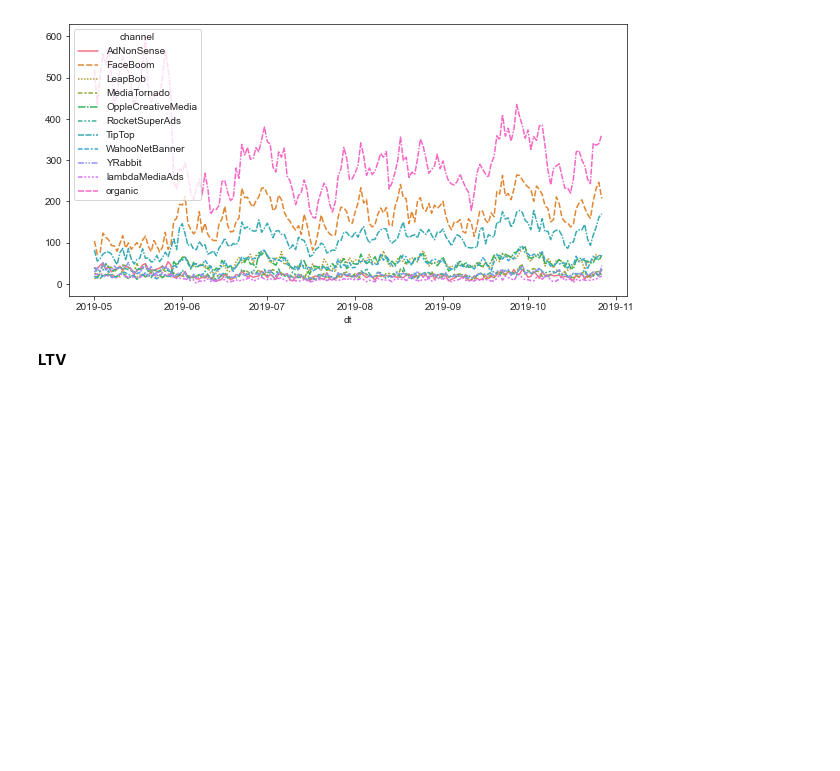
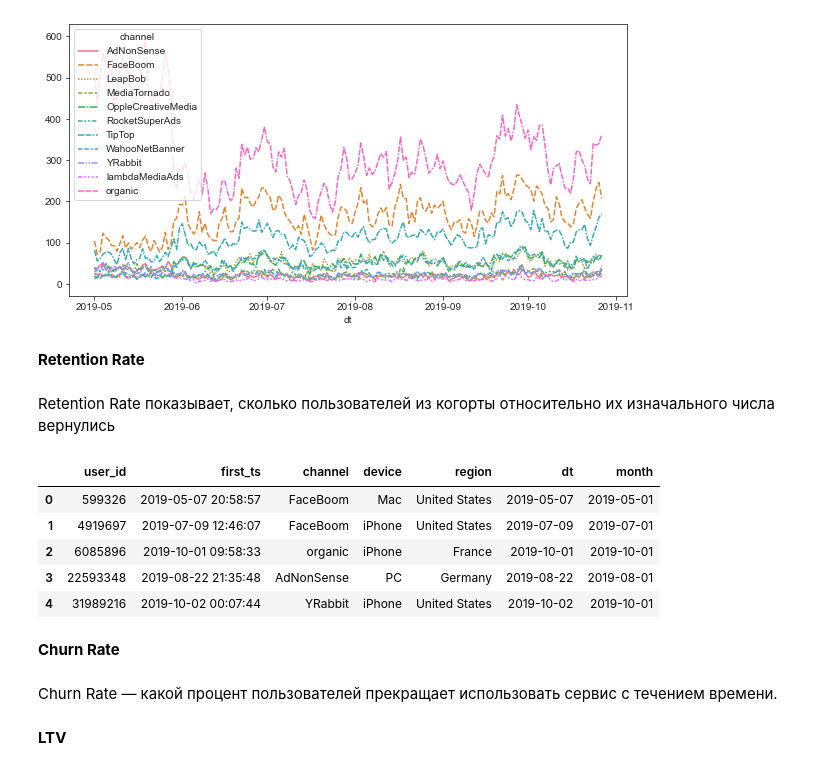
Before and after one commit to AlexVachkan/Data-exploration, a Jupyter notebook: Products_metrics/products_metric.ipynb, the cells around one changed output. Cells and saved outputs as stored; diff of their text form; code cells hidden in the pictures; blank space fills up the shorter version.

```diff
--- a/Products_metrics/products_metric.ipynb
+++ b/Products_metrics/products_metric.ipynb
@@ -793,3 +795,16 @@ sns.lineplot(
 # %% [output]
 <AxesSubplot:xlabel='dt'>
 [figure]
+# %% [markdown]
+**Retention Rate**
+# %% [markdown]
+Retention Rate показывает, сколько пользователей из когорты относительно их изначального числа вернулись
+# %%
+profiles_practicum.head()
+# %% [output]
+|  | user_id | first_ts | channel | device | region | dt | month |
+| 0 | 599326 | 2019-05-07 20:58:57 | FaceBoom | Mac | United States | 2019-05-07 | 2019-05-01 |
+| 1 | 4919697 | 2019-07-09 12:46:07 | FaceBoom | iPhone | United States | 2019-07-09 | 2019-07-01 |
+| 2 | 6085896 | 2019-10-01 09:58:33 | organic | iPhone | France | 2019-10-01 | 2019-10-01 |
+| 3 | 22593348 | 2019-08-22 21:35:48 | AdNonSense | PC | Germany | 2019-08-22 | 2019-08-01 |
+| 4 | 31989216 | 2019-10-02 00:07:44 | YRabbit | iPhone | United States | 2019-10-02 | 2019-10-01 |
@@ -796,3 +815,7 @@ sns.lineplot(
+# %% [markdown]
+**Churn Rate**
+# %% [markdown]
+Churn Rate — какой процент пользователей прекращает использовать сервис с течением времени.
 # %% [markdown]
 **LTV**
 # %% [markdown]
```
Also changed, not shown: parts of 2 cells of this notebook.
